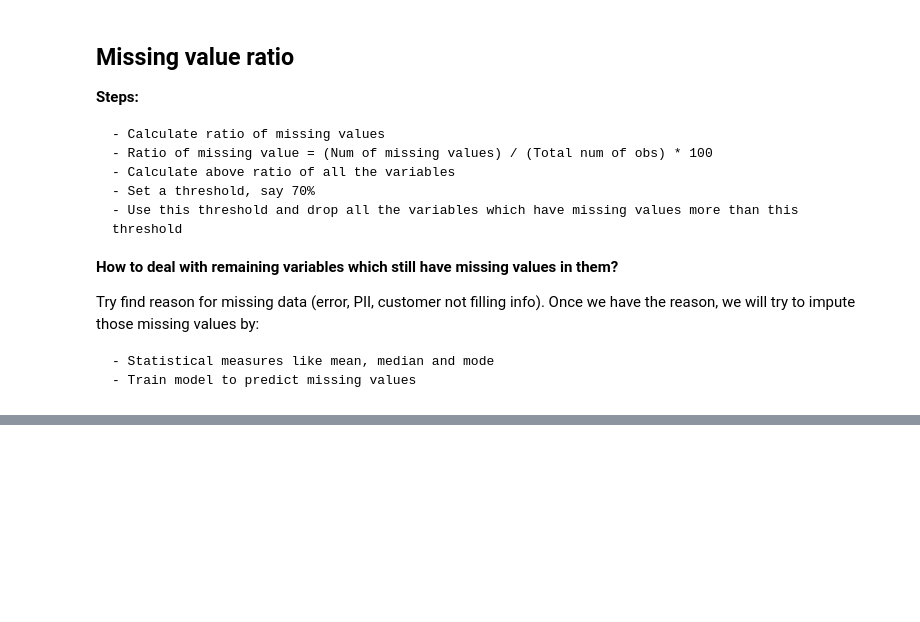
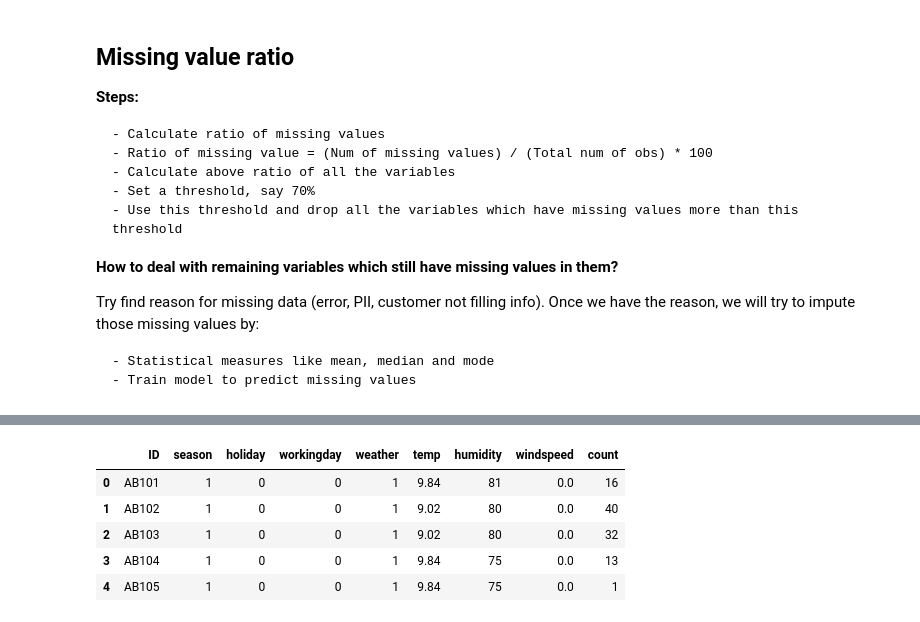
Before and after one commit to Neelam-Singhal/DimensionReduction, a Jupyter notebook: LinearModel_DimensionalityReduction.ipynb, the cells around one changed output, grey strips where cells are left out. Saved outputs shown, nothing was run; the diff lists cells and outputs as text; code cells hidden in the pictures; blank space fills up the shorter version.

```diff
--- a/LinearModel_DimensionalityReduction.ipynb
+++ b/LinearModel_DimensionalityReduction.ipynb
@@ -141,0 +355,11 @@ train_temp
+# %%
+data_bf = pd.read_csv('backward_feature_elimination.csv')
+# %%
+data_bf.head()
+# %% [output]
+|  | ID | season | holiday | workingday | weather | temp | humidity | windspeed | count |
+| 0 | AB101 | 1 | 0 | 0 | 1 | 9.84 | 81 | 0.0 | 16 |
+| 1 | AB102 | 1 | 0 | 0 | 1 | 9.02 | 80 | 0.0 | 40 |
+| 2 | AB103 | 1 | 0 | 0 | 1 | 9.02 | 80 | 0.0 | 32 |
+| 3 | AB104 | 1 | 0 | 0 | 1 | 9.84 | 75 | 0.0 | 13 |
+| 4 | AB105 | 1 | 0 | 0 | 1 | 9.84 | 75 | 0.0 | 1 |
```
Also changed, not shown: parts of 72 cells of this notebook.
